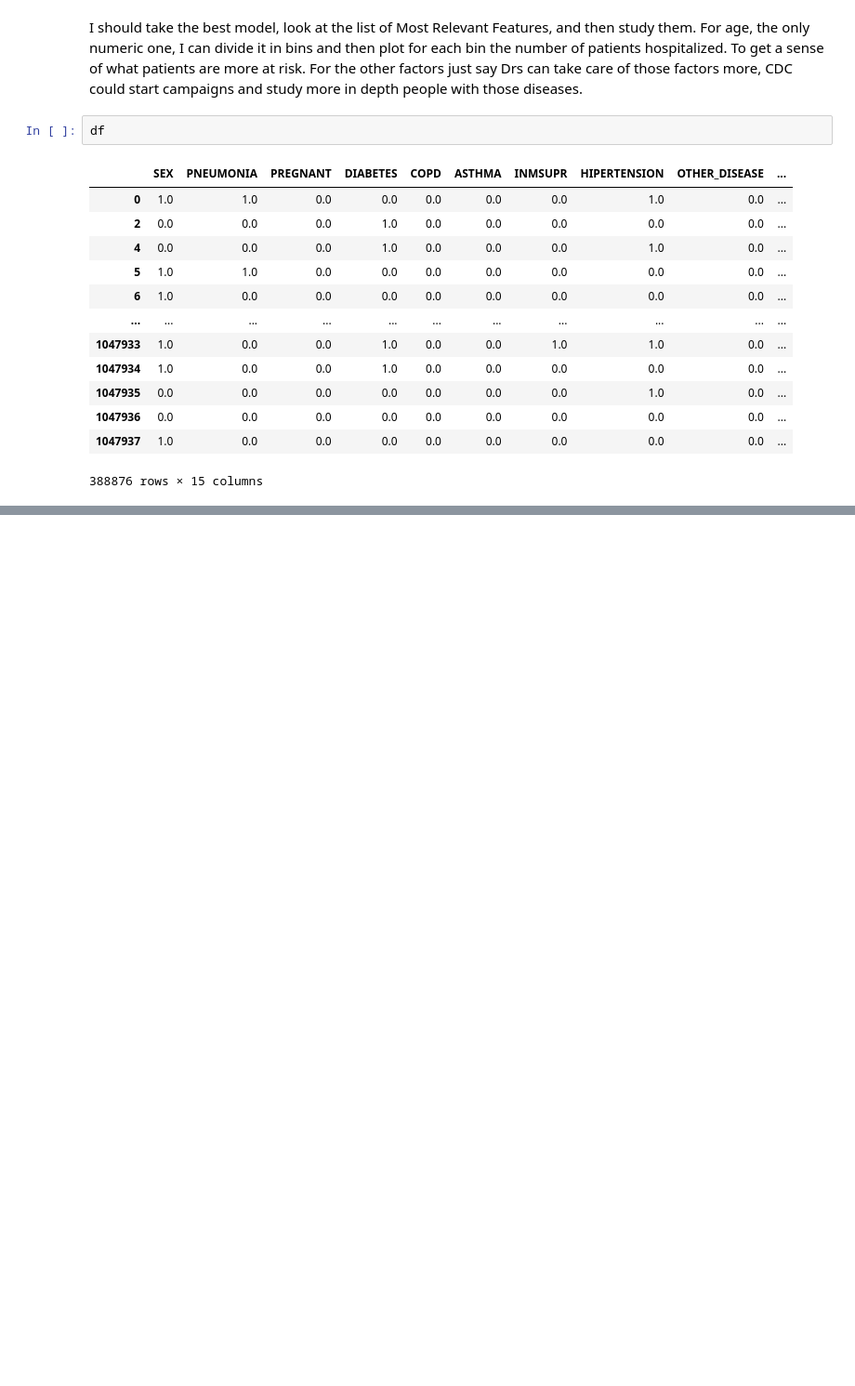
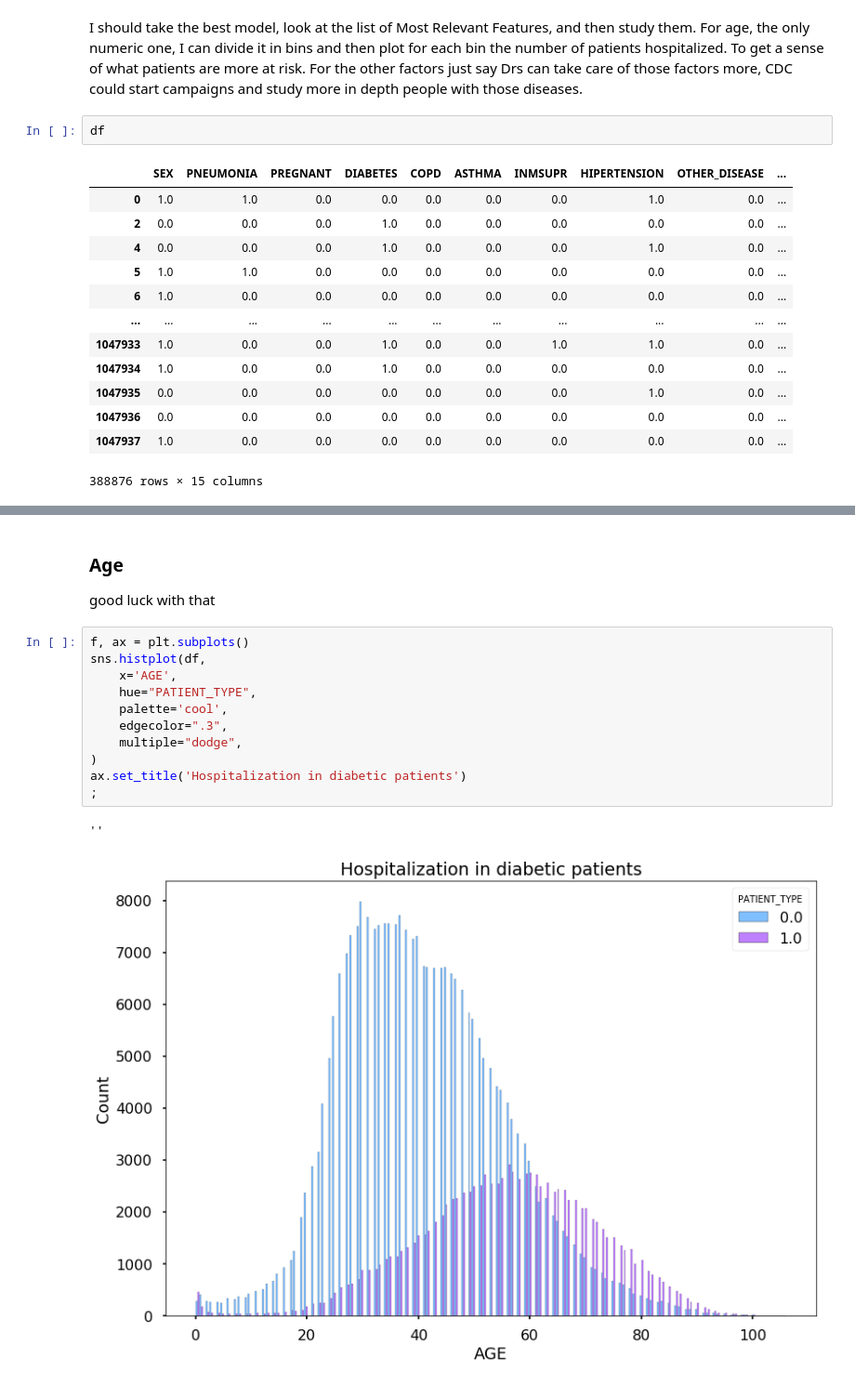
Before and after one commit to MNLKuzmin/Phase3project, a Jupyter notebook: CovidNotebook.ipynb, the cells around one changed output, grey strips where cells are left out. Shown at 93% size. Saved outputs shown, nothing was run; the diff lists cells and outputs as text; blank space fills up the shorter version.

```diff
--- a/CovidNotebook.ipynb
+++ b/CovidNotebook.ipynb
@@ -1476,0 +1461,17 @@ TypeError: bar() missing 1 required positional argument: 'height'
+# %% [markdown]
+### Age
+good luck with that
+# %%
+f, ax = plt.subplots()
+sns.histplot(df,
+    x='AGE',
+    hue="PATIENT_TYPE",
+    palette='cool',
+    edgecolor=".3",
+    multiple="dodge",
+)
+ax.set_title('Hospitalization in diabetic patients')
+;
+# %% [output]
+''
+[figure, added]
```
Also changed, not shown: parts of 38 cells of this notebook.
